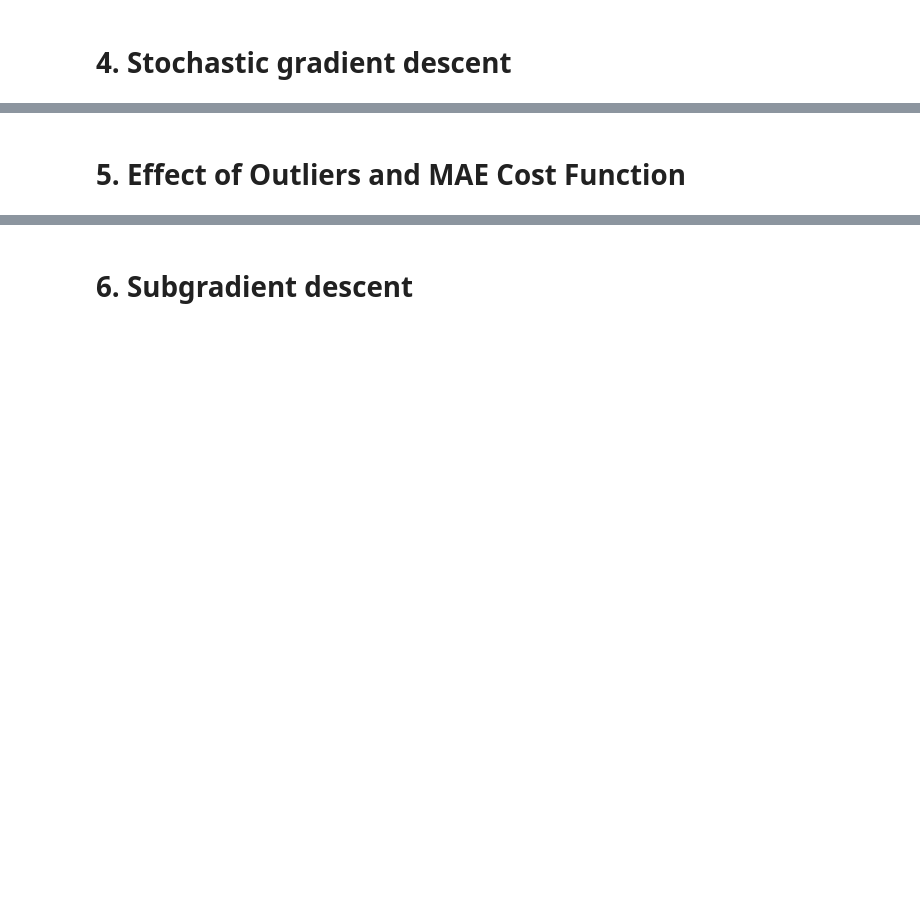
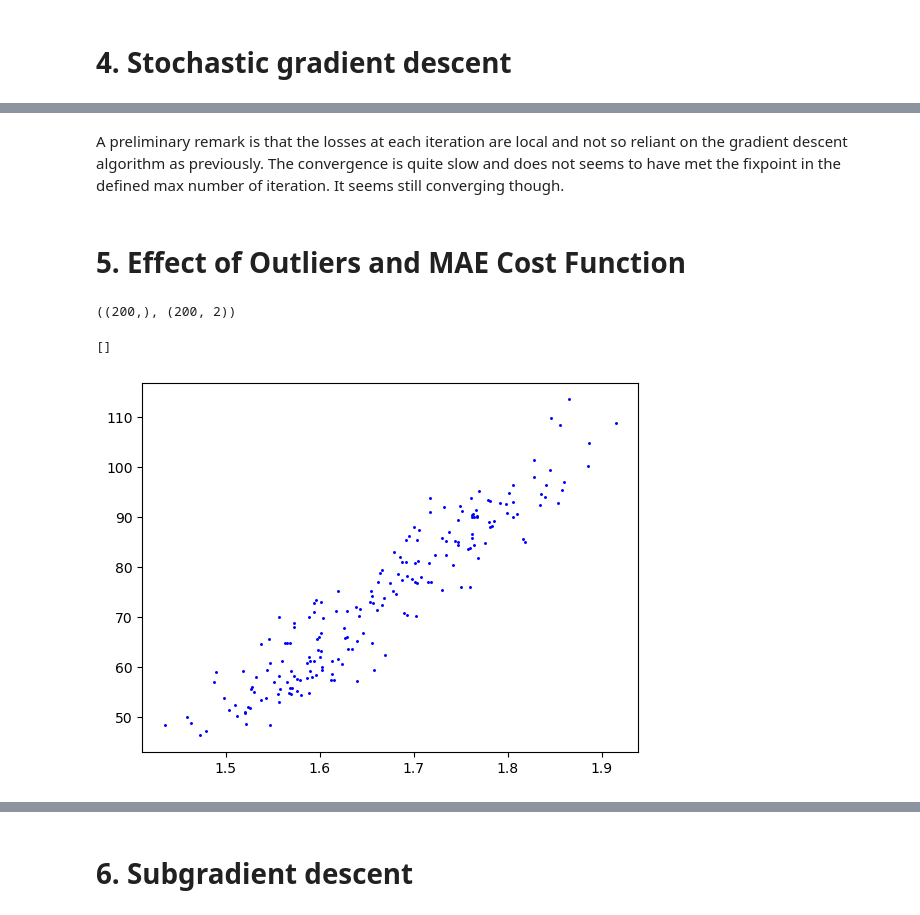
Before and after one commit to WeneKouarfate/ML_course, a Jupyter notebook: labs/ex02/template/ex02.ipynb, the cells around one changed output, grey strips where cells are left out. Drawn from its saved outputs; the diff is of its cells as text; code cells hidden in the pictures; blank space fills up the shorter version.

```diff
--- a/labs/ex02/template/ex02.ipynb
+++ b/labs/ex02/template/ex02.ipynb
@@ -308,16 +522,16 @@ interact(plot_figure, n_iter=IntSlider(min=1, max=len(sgd_ws)))
+# %% [markdown]
+A preliminary remark is that the losses at each iteration are local and not so reliant on the gradient descent algorithm as previously. The convergence is quite slow and does not seems to have met the fixpoint in the defined max number of iteration. It seems still converging though.
 # %% [markdown]
 # 5. Effect of Outliers and MAE Cost Function
 # %%
 import datetime
 from helpers import *
 
-# ***************************************************
-# INSERT YOUR CODE HERE
-# TODO: reload the data by subsampling first, then by subsampling and adding outliers
-# ***************************************************
-raise NotImplementedError
+height, weight, gender = load_data(sub_sample=True, add_outlier=False)
 
 x, mean_x, std_x = standardize(height)
 y, tx = build_model_data(x, weight)
 # %%
 y.shape, tx.shape
+# %% [output]
+((200,), (200, 2))
@@ -349,0 +538,10 @@ print("GD: execution time={t:.3f} seconds".format(t=exection_time))
+# %%
+import matplotlib.pyplot as plt
+
+fig, ax = plt.subplots()
+
+ax.scatter(height, weight, marker=".", color="b", s=5)
+plt.plot()
+# %% [output]
+[]
+[figure, added]
```
Also changed, not shown: parts of 33 cells of this notebook, 1 other file.
